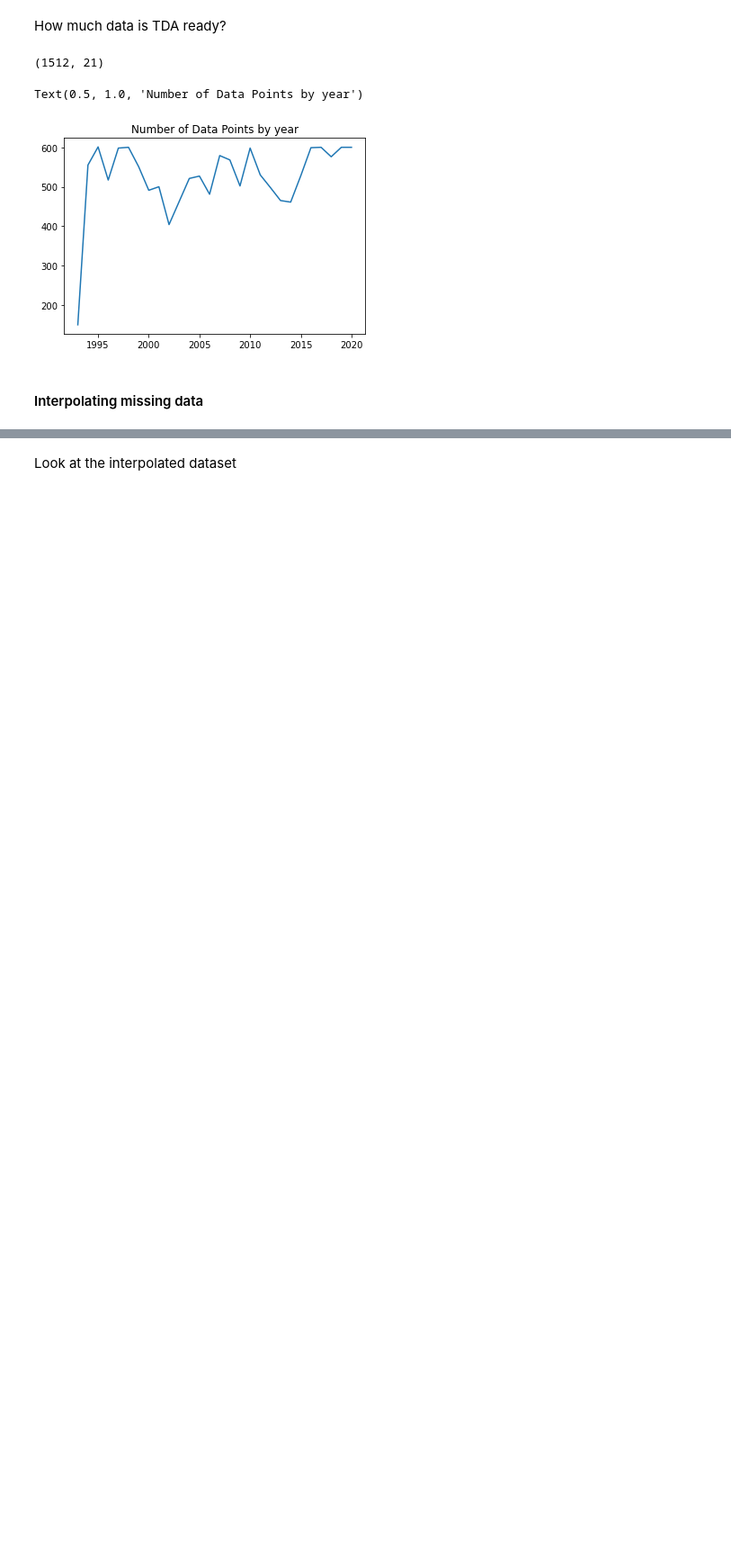
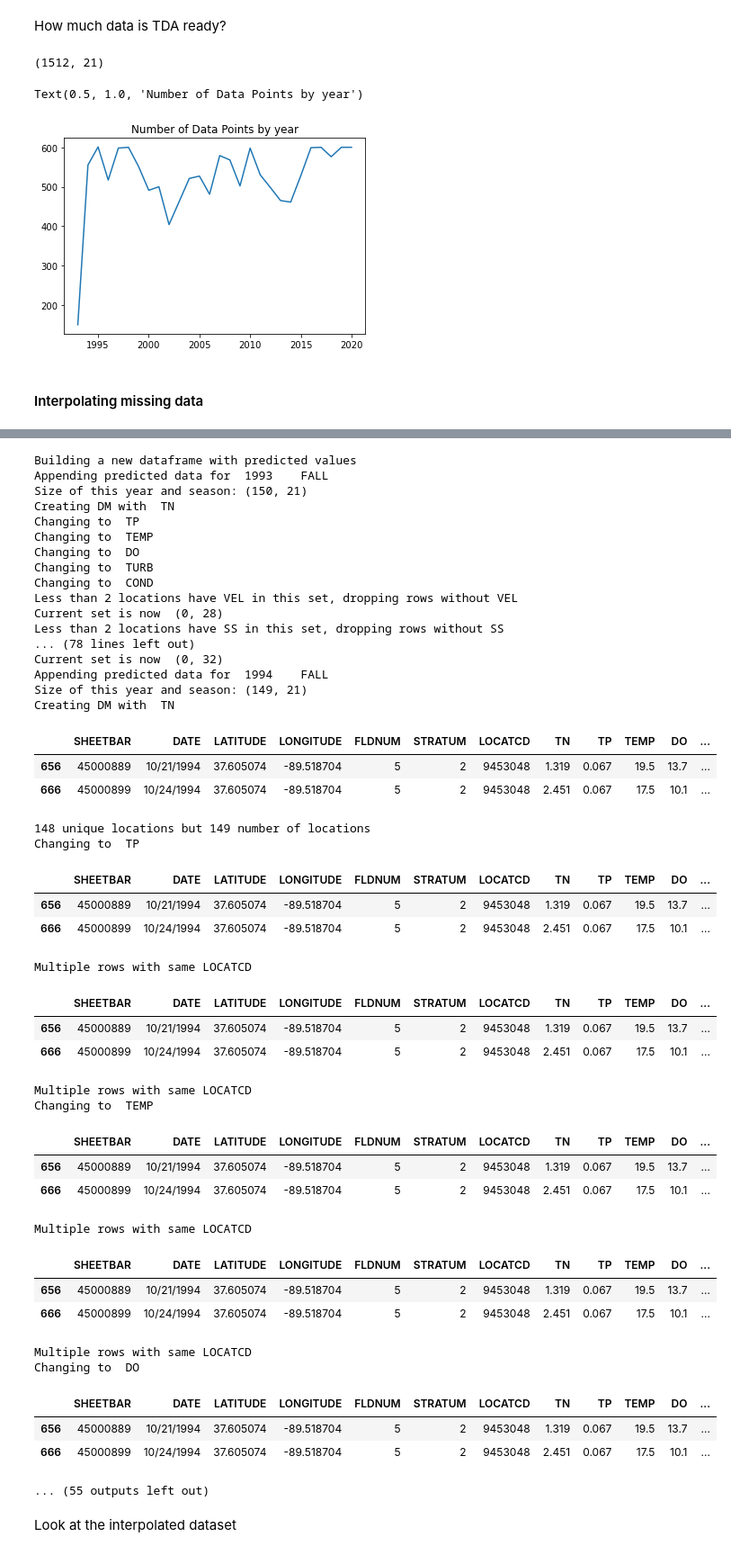
Before and after one commit to amberlee0516/UMR-TDA-2021, a Jupyter notebook: pools_specific_EDA/Open River/Open River Analysis.ipynb, the cells around one changed output, grey strips where cells are left out. Shown: that part at 90% size. Saved outputs shown, nothing was run; the diff lists cells and outputs as text; code cells hidden in the pictures; blank space fills up the shorter version.

```diff
--- a/pools_specific_EDA/Open River/Open River Analysis.ipynb
+++ b/pools_specific_EDA/Open River/Open River Analysis.ipynb
@@ -558,3 +494,52 @@ Multiple rows with same LOCATCD
+# %%
+continuous = ['TN','TP','TEMP','DO','TURB','COND','VEL','SS','WDP','CHLcal','SECCHI']
+missing_vars = ["TN","TP","VEL"]
+water_interpolated = linear_interpolate(water_data,continuous)
+# %% [output]
+Building a new dataframe with predicted values
+Appending predicted data for  1993    FALL
+Size of this year and season: (150, 21)
+Creating DM with  TN
+Changing to  TP
+Changing to  TEMP
+Changing to  DO
+Changing to  TURB
+Changing to  COND
+Less than 2 locations have VEL in this set, dropping rows without VEL
+Current set is now  (0, 28)
+Less than 2 locations have SS in this set, dropping rows without SS
+... (78 lines left out)
+Current set is now  (0, 32)
+Appending predicted data for  1994    FALL
+Size of this year and season: (149, 21)
+Creating DM with  TN
+|  | SHEETBAR | DATE | LATITUDE | LONGITUDE | FLDNUM | STRATUM | LOCATCD | TN | TP | TEMP | DO | ... |
+| 656 | 45000889 | 10/21/1994 | 37.605074 | -89.518704 | 5 | 2 | 9453048 | 1.319 | 0.067 | 19.5 | 13.7 | ... |
+| 666 | 45000899 | 10/24/1994 | 37.605074 | -89.518704 | 5 | 2 | 9453048 | 2.451 | 0.067 | 17.5 | 10.1 | ... |
+148 unique locations but 149 number of locations
+Changing to  TP
+|  | SHEETBAR | DATE | LATITUDE | LONGITUDE | FLDNUM | STRATUM | LOCATCD | TN | TP | TEMP | DO | ... |
+| 656 | 45000889 | 10/21/1994 | 37.605074 | -89.518704 | 5 | 2 | 9453048 | 1.319 | 0.067 | 19.5 | 13.7 | ... |
+| 666 | 45000899 | 10/24/1994 | 37.605074 | -89.518704 | 5 | 2 | 9453048 | 2.451 | 0.067 | 17.5 | 10.1 | ... |
+Multiple rows with same LOCATCD
+|  | SHEETBAR | DATE | LATITUDE | LONGITUDE | FLDNUM | STRATUM | LOCATCD | TN | TP | TEMP | DO | ... |
+| 656 | 45000889 | 10/21/1994 | 37.605074 | -89.518704 | 5 | 2 | 9453048 | 1.319 | 0.067 | 19.5 | 13.7 | ... |
+| 666 | 45000899 | 10/24/1994 | 37.605074 | -89.518704 | 5 | 2 | 9453048 | 2.451 | 0.067 | 17.5 | 10.1 | ... |
+Multiple rows with same LOCATCD
+Changing to  TEMP
+|  | SHEETBAR | DATE | LATITUDE | LONGITUDE | FLDNUM | STRATUM | LOCATCD | TN | TP | TEMP | DO | ... |
+| 656 | 45000889 | 10/21/1994 | 37.605074 | -89.518704 | 5 | 2 | 9453048 | 1.319 | 0.067 | 19.5 | 13.7 | ... |
+| 666 | 45000899 | 10/24/1994 | 37.605074 | -89.518704 | 5 | 2 | 9453048 | 2.451 | 0.067 | 17.5 | 10.1 | ... |
+Multiple rows with same LOCATCD
+|  | SHEETBAR | DATE | LATITUDE | LONGITUDE | FLDNUM | STRATUM | LOCATCD | TN | TP | TEMP | DO | ... |
+| 656 | 45000889 | 10/21/1994 | 37.605074 | -89.518704 | 5 | 2 | 9453048 | 1.319 | 0.067 | 19.5 | 13.7 | ... |
+| 666 | 45000899 | 10/24/1994 | 37.605074 | -89.518704 | 5 | 2 | 9453048 | 2.451 | 0.067 | 17.5 | 10.1 | ... |
+Multiple rows with same LOCATCD
+Changing to  DO
+|  | SHEETBAR | DATE | LATITUDE | LONGITUDE | FLDNUM | STRATUM | LOCATCD | TN | TP | TEMP | DO | ... |
+| 656 | 45000889 | 10/21/1994 | 37.605074 | -89.518704 | 5 | 2 | 9453048 | 1.319 | 0.067 | 19.5 | 13.7 | ... |
+| 666 | 45000899 | 10/24/1994 | 37.605074 | -89.518704 | 5 | 2 | 9453048 | 2.451 | 0.067 | 17.5 | 10.1 | ... |
+... (55 outputs left out)
 # %% [markdown]
 Look at the interpolated dataset
 # %%
```
Also changed, not shown: parts of 3 cells of this notebook, 1 other file.
